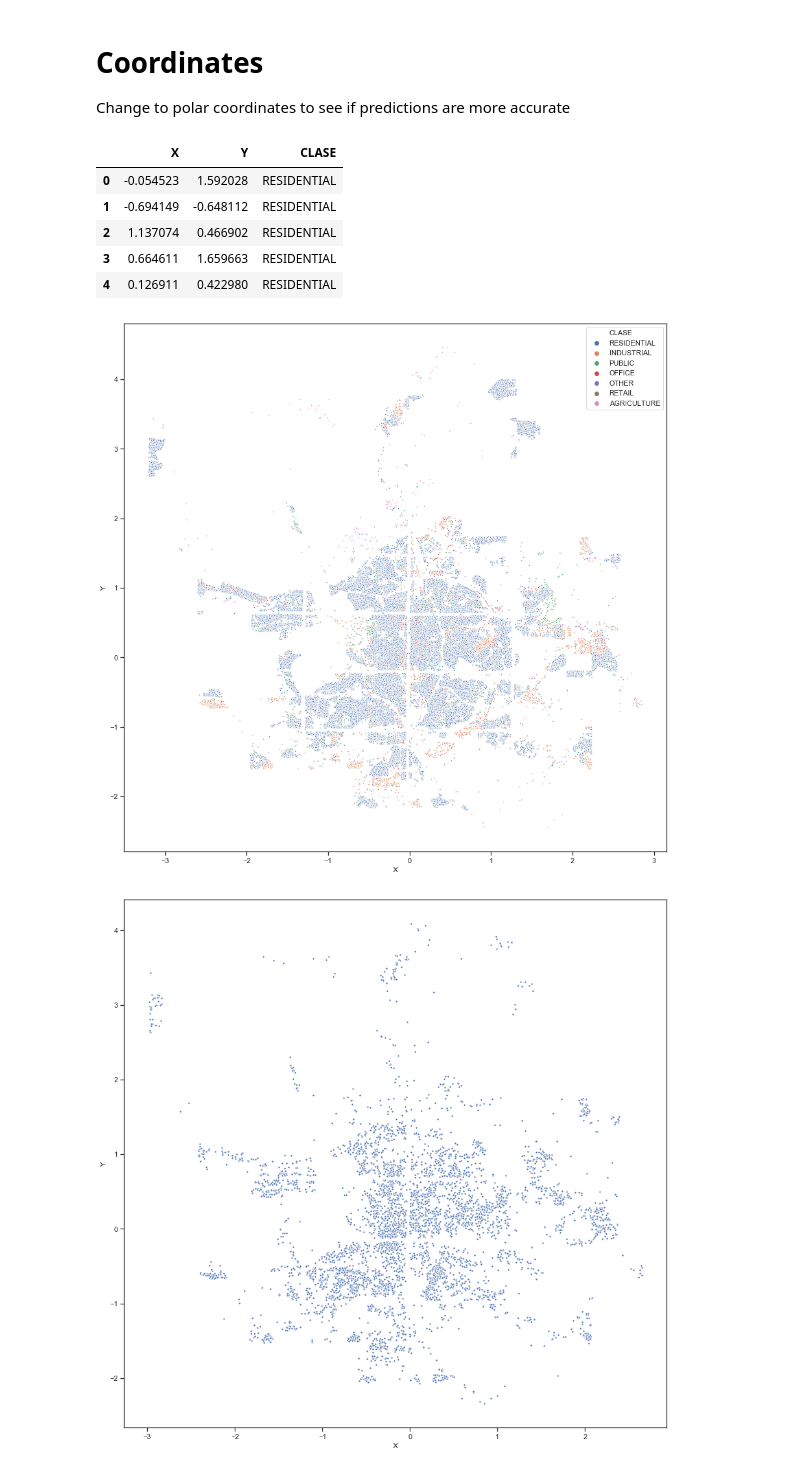
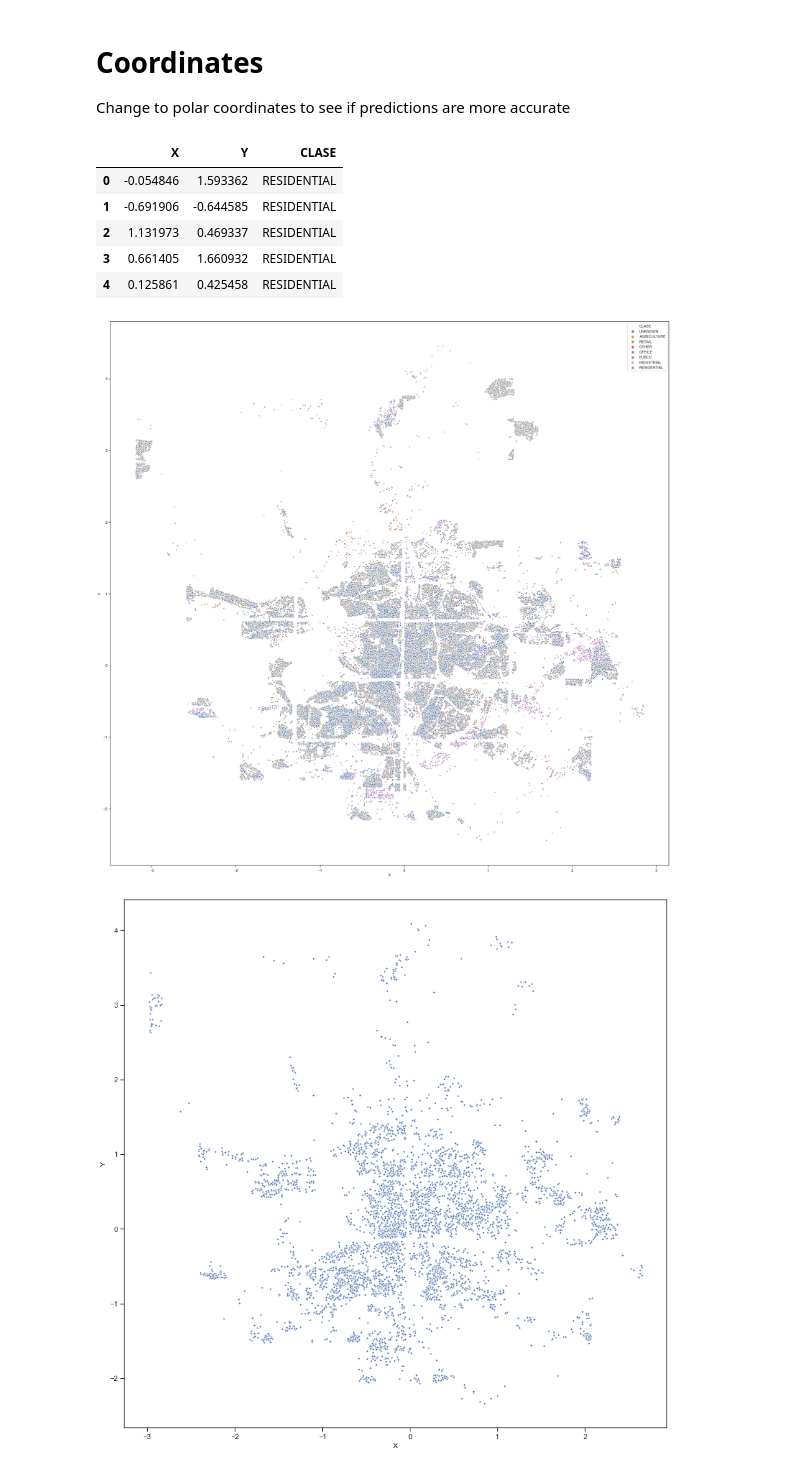
Before and after one commit to jomartla/UniversityHack-Datathon, a Jupyter notebook: minsait.ipynb, the cells around one changed output. Drawn from its saved outputs; the diff is of its cells as text; code cells hidden in the pictures.

Commit message:
standarization of data

```diff
--- a/minsait.ipynb
+++ b/minsait.ipynb
@@ -6,4 +41,7 @@ import numpy as np
 estimate = pd.read_csv("Estimar_UH2020.txt", sep = "|")
 # %%
 data = pd.read_csv("Modelar_UH2020.txt", sep = "|")
+# %%
+estimate["CLASE"] = "UNKNOWN"
+total = pd.concat([data,estimate])
 # %%
@@ -231,7 +405,7 @@ Change to polar coordinates to see if predictions are more accurate
 import seaborn as sns
 import matplotlib.pyplot as plt
 # %%
-coor = data[["X", "Y", "CLASE"]]
+coor = total[["X", "Y", "CLASE"]]
 c = coor[["X","Y"]]
 coor_norm = (c - c.mean())/c.std()
 coor_norm["CLASE"] = coor["CLASE"]
@@ -241,13 +415,13 @@ sns.set(style='ticks')
 coor_norm.head()
 # %% [output]
 |  | X | Y | CLASE |
-| 0 | -0.054523 | 1.592028 | RESIDENTIAL |
-| 1 | -0.694149 | -0.648112 | RESIDENTIAL |
-| 2 | 1.137074 | 0.466902 | RESIDENTIAL |
-| 3 | 0.664611 | 1.659663 | RESIDENTIAL |
-| 4 | 0.126911 | 0.422980 | RESIDENTIAL |
+| 0 | -0.054846 | 1.593362 | RESIDENTIAL |
+| 1 | -0.691906 | -0.644585 | RESIDENTIAL |
+| 2 | 1.131973 | 0.469337 | RESIDENTIAL |
+| 3 | 0.661405 | 1.660932 | RESIDENTIAL |
+| 4 | 0.125861 | 0.425458 | RESIDENTIAL |
 # %%
-fig, ax = plt.subplots(figsize = (15,15))
-fg = sns.scatterplot("X","Y", hue = "CLASE",hue_order= classes, data = coor_norm, ax = ax, s = 5)
+fig, ax = plt.subplots(figsize = (30,30))
+fg = sns.scatterplot("X","Y", hue = "CLASE",hue_order= classes[::-1], data = coor_norm, ax = ax, s = 15)
 # %% [output]
-[figure, old version]
+[figure, new version]
```
Also changed, not shown: parts of 40 cells of this notebook, 1 other file.
